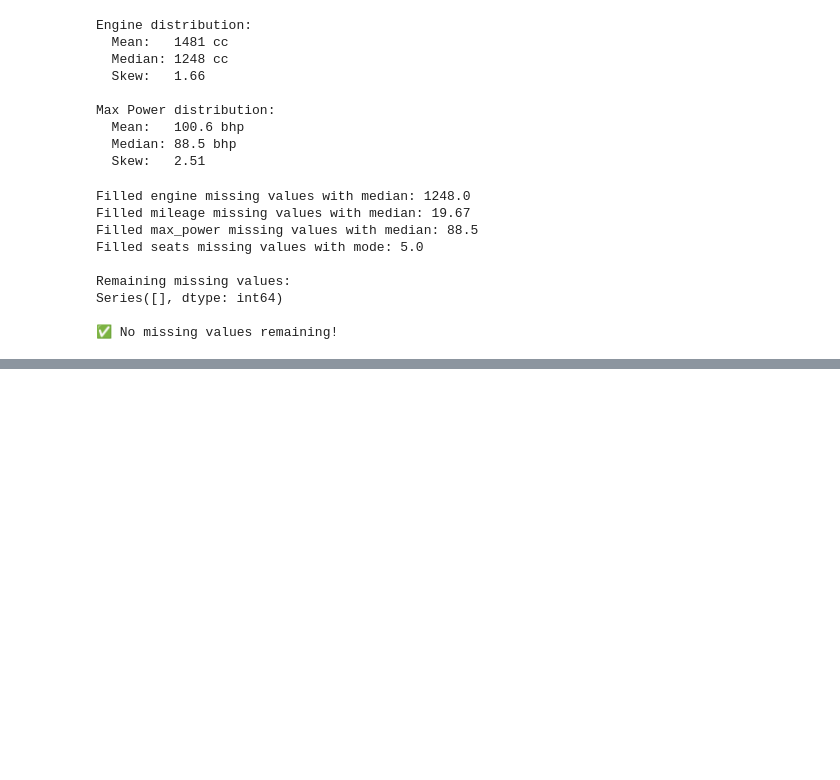
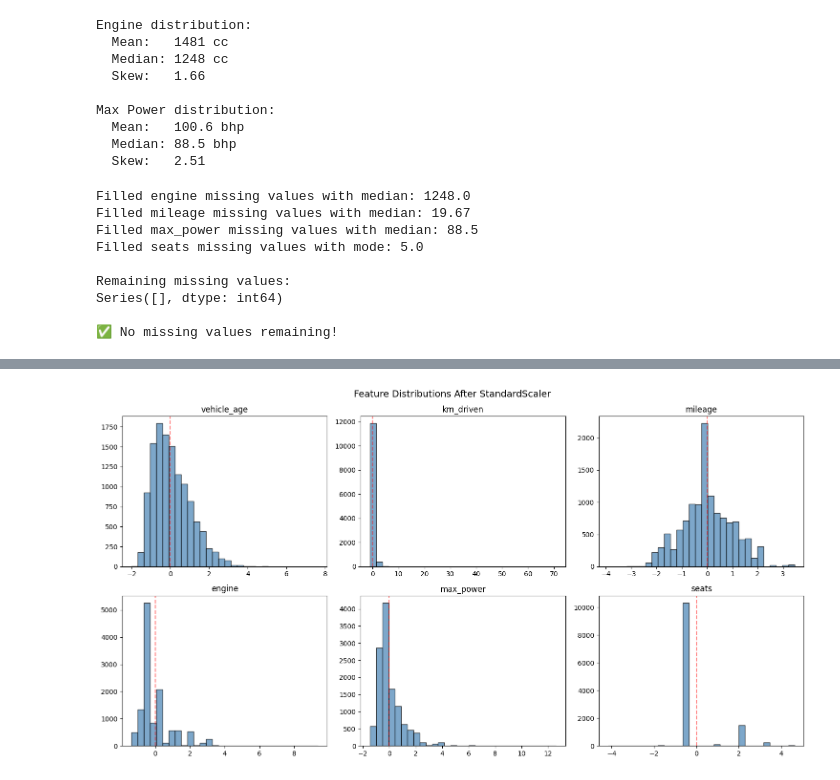
Before and after one commit to SanjayKumarDupati612/ML_Data_Preparation, a Jupyter notebook: main.ipynb, the cells around one changed output, grey strips where cells are left out. Cells and saved outputs as stored; diff of their text form; code cells hidden in the pictures; blank space fills up the shorter version.

Commit message:
Completed data cleaning pipeline

```diff
--- a/main.ipynb
+++ b/main.ipynb
@@ -234,0 +339,2 @@ Series([], dtype: int64)
+# %%
+df = pd.get_dummies(df, columns=["brand"], drop_first=True)
@@ -234,0 +364,7 @@ Series([], dtype: int64)
+# %%
+X = df.drop("selling_price", axis=1)
+y = df['selling_price']
+X_train, X_test, y_train, y_test = train_test_split(X, y, test_size=0.2, random_state=42)
+
+print(f"Length of training data: {X_train.shape}")
+print(f"Length of testing data: {X_test.shape}")
@@ -234,0 +374,6 @@ Series([], dtype: int64)
+# %%
+numeric_cols = ['vehicle_age', 'km_driven', 'mileage', 'engine', 'max_power', 'seats']
+
+print("Numeric columns to scale:")
+print(X_train[numeric_cols].describe().round(1))
+print("\nNotice the wildly different ranges — this is why we need scaling!")
@@ -234,0 +393,4 @@ Series([], dtype: int64)
+# %%
+scaler = StandardScaler()
+
+X_train[numeric_cols] = scaler.fit_transform(X_train[numeric_cols])
@@ -234,0 +399,15 @@ Series([], dtype: int64)
+# %%
+# Visual comparison: before vs after scaling
+fig, axes = plt.subplots(2, 3, figsize=(15, 8))
+fig.suptitle('Feature Distributions After StandardScaler', fontsize=14)
+
+for i, col in enumerate(numeric_cols):
+    row, col_idx = i // 3, i % 3
+    axes[row][col_idx].hist(X_train[col], bins=30, edgecolor='black', alpha=0.7, color='steelblue')
+    axes[row][col_idx].set_title(col)
+    axes[row][col_idx].axvline(x=0, color='red', linestyle='--', alpha=0.5)
+
+plt.tight_layout()
+plt.show()
+# %% [output]
+[figure, added]
```
Also changed, not shown: parts of 13 cells of this notebook.
